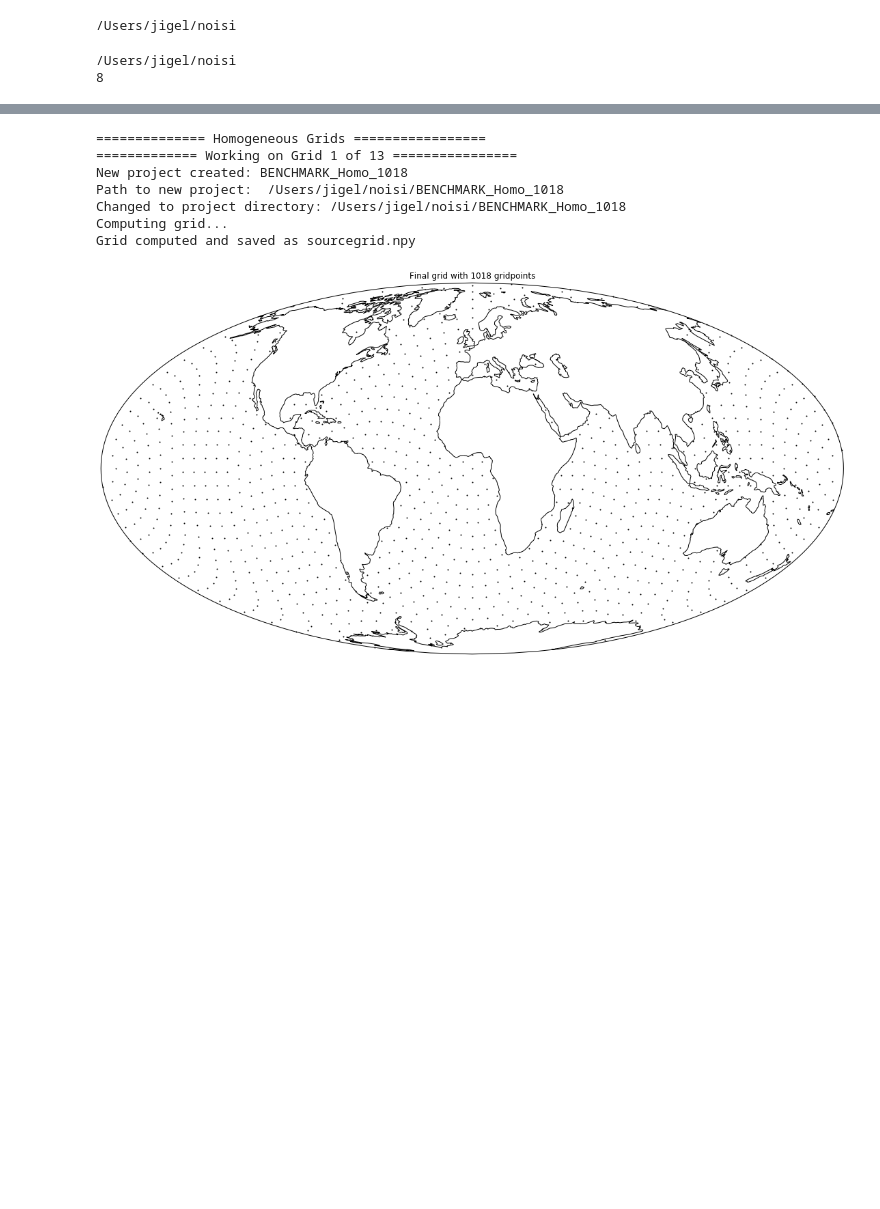
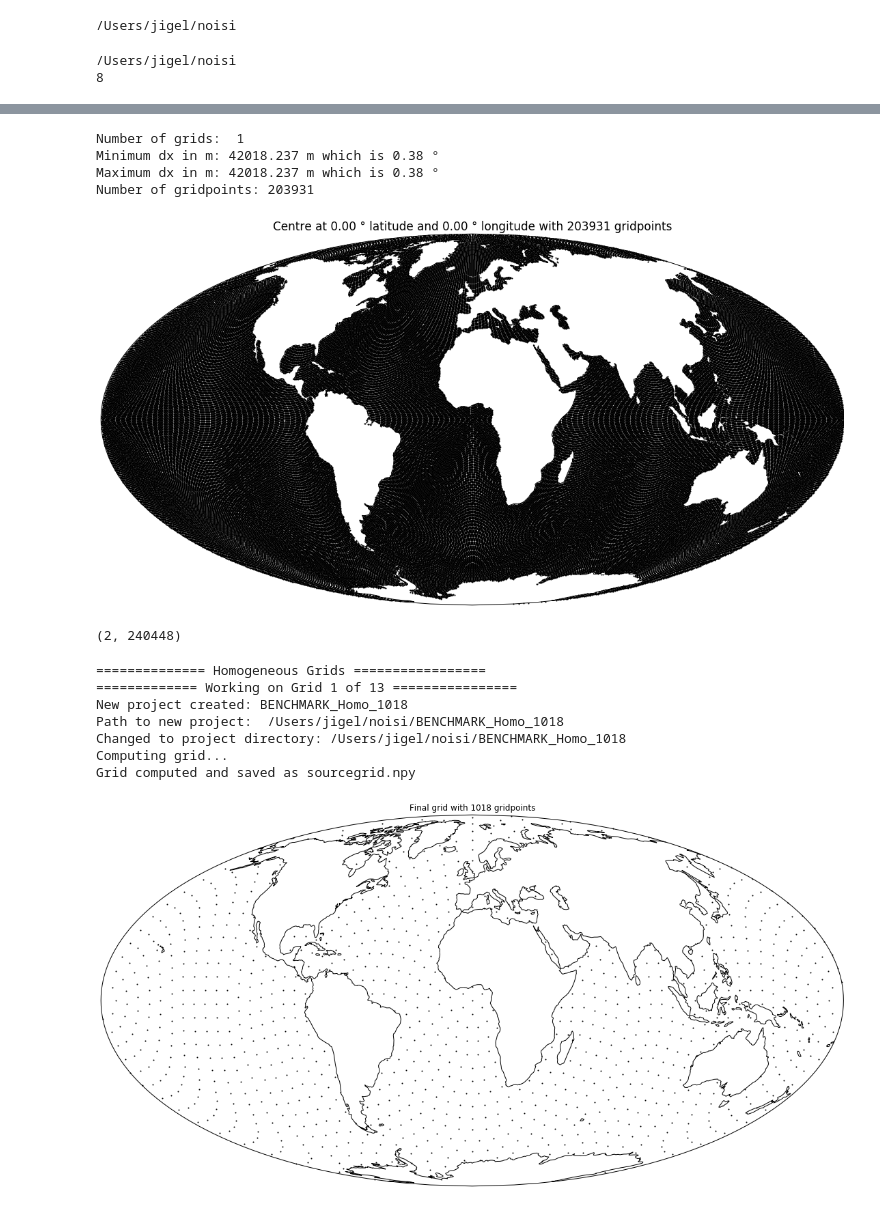
Before and after one commit to jigel/noisi, a Jupyter notebook: BENCHMARK.ipynb, the cells around one changed output, grey strips where cells are left out. Drawn from its saved outputs; the diff is of its cells as text; code cells hidden in the pictures; blank space fills up the shorter version.

```diff
--- a/BENCHMARK.ipynb
+++ b/BENCHMARK.ipynb
@@ -71,3 +96,27 @@ gamma_gauss = [[0,40],[0,40],[0,40],[0,40],[0,40],[0,40],[0,40],[0,40],[0,40],[0
+# %%
+gridpoints_homo = [101004]
+
+phi_ini_homo = [0.38]
+
+sigma_homo = [10]
+beta_homo = [5]
+phi_max_homo = phi_ini_homo
+lat_0_homo = [0]
+lon_0_homo = [0]
+n_homo = [1000]
+gamma_homo = [0]
+
+grid_homo = gauss_grid(sigma_homo,beta_homo,phi_ini_homo,phi_max_homo,lat_0_homo,lon_0_homo,n_homo,gamma_homo,plot=True,dense_antipole=False,only_ocean=True)
+# %% [output]
+Number of grids:  1
+Minimum dx in m: 42018.237 m which is 0.38 °
+Maximum dx in m: 42018.237 m which is 0.38 °
+Number of gridpoints: 203931
+[figure, added]
+# %%
+print(np.shape(grid_homo))
+# %% [output]
+(2, 240448)
 # %%
 # station list input
 stationlist_path = os.path.abspath("./stationlist_atlantic_26.csv")
```
Also changed, not shown: parts of 3 cells of this notebook, 8 other files.
